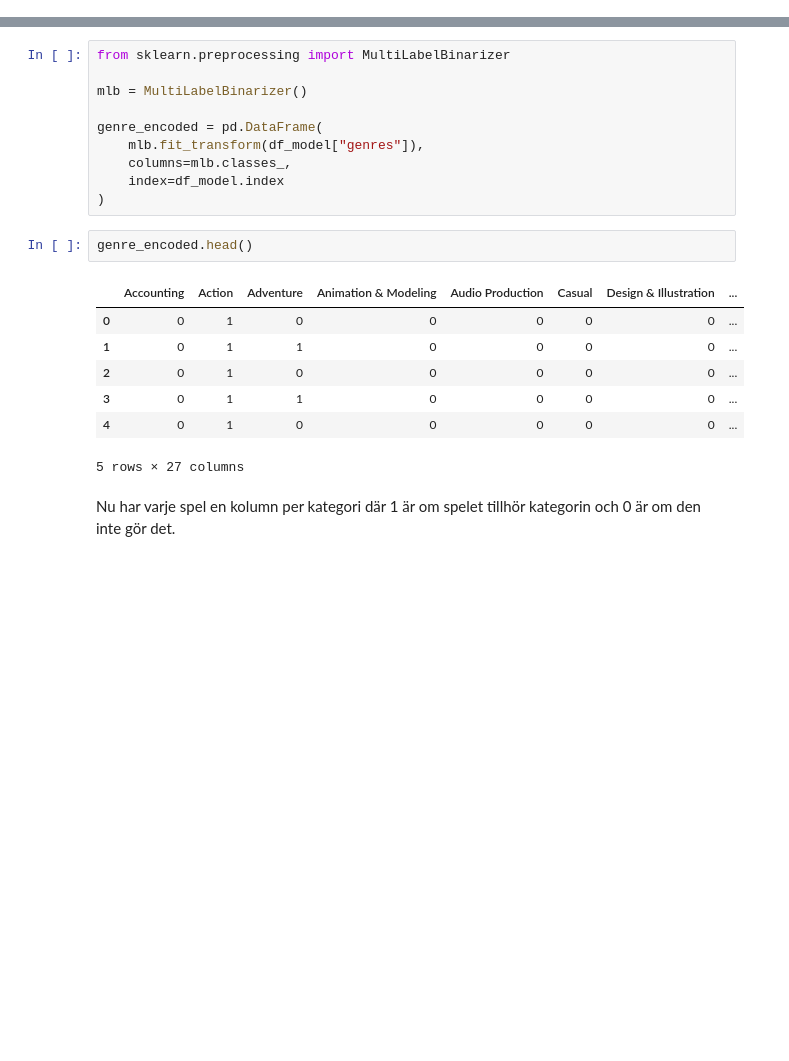
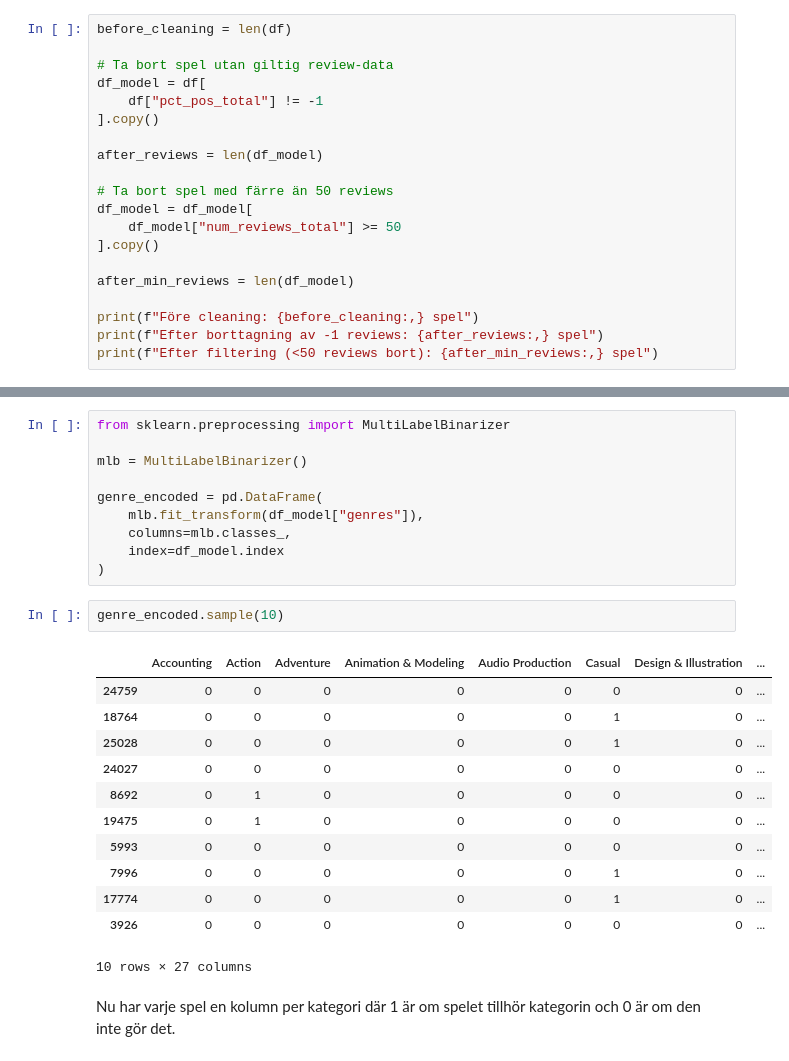
Before and after one commit to emilioano/AppliedAI, a Jupyter notebook: steam_decision_trees/steam_nick.ipynb, the cells around one changed output, grey strips where cells are left out. Saved outputs shown, nothing was run; the diff lists cells and outputs as text; blank space fills up the shorter version.

```diff
--- a/steam_decision_trees/steam_nick.ipynb
+++ b/steam_decision_trees/steam_nick.ipynb
@@ -106,0 +127,20 @@ num_reviews_total: 0
+# %%
+before_cleaning = len(df)
+
+# Ta bort spel utan giltig review-data
+df_model = df[
+    df["pct_pos_total"] != -1
+].copy()
+
+after_reviews = len(df_model)
+
+# Ta bort spel med färre än 50 reviews
+df_model = df_model[
+    df_model["num_reviews_total"] >= 50
+].copy()
+
+after_min_reviews = len(df_model)
+
+print(f"Före cleaning: {before_cleaning:,} spel")
+print(f"Efter borttagning av -1 reviews: {after_reviews:,} spel")
+print(f"Efter filtering (<50 reviews bort): {after_min_reviews:,} spel")
@@ -201,15 +303,20 @@ genre_encoded = pd.DataFrame(
     index=df_model.index
 )
 # %%
-genre_encoded.head()
+genre_encoded.sample(10)
 # %% [output]
 |  | Accounting | Action | Adventure | Animation & Modeling | Audio Production | Casual | Design & Illustration | ... |
-| 0 | 0 | 1 | 0 | 0 | 0 | 0 | 0 | ... |
-| 1 | 0 | 1 | 1 | 0 | 0 | 0 | 0 | ... |
-| 2 | 0 | 1 | 0 | 0 | 0 | 0 | 0 | ... |
-| 3 | 0 | 1 | 1 | 0 | 0 | 0 | 0 | ... |
-| 4 | 0 | 1 | 0 | 0 | 0 | 0 | 0 | ... |
+| 24759 | 0 | 0 | 0 | 0 | 0 | 0 | 0 | ... |
+| 18764 | 0 | 0 | 0 | 0 | 0 | 1 | 0 | ... |
+| 25028 | 0 | 0 | 0 | 0 | 0 | 1 | 0 | ... |
+| 24027 | 0 | 0 | 0 | 0 | 0 | 0 | 0 | ... |
+| 8692 | 0 | 1 | 0 | 0 | 0 | 0 | 0 | ... |
+| 19475 | 0 | 1 | 0 | 0 | 0 | 0 | 0 | ... |
+| 5993 | 0 | 0 | 0 | 0 | 0 | 0 | 0 | ... |
+| 7996 | 0 | 0 | 0 | 0 | 0 | 1 | 0 | ... |
+| 17774 | 0 | 0 | 0 | 0 | 0 | 1 | 0 | ... |
+| 3926 | 0 | 0 | 0 | 0 | 0 | 0 | 0 | ... |
-5 rows × 27 columns
+10 rows × 27 columns
 # %% [markdown]
 Nu har varje spel en kolumn per kategori där 1 är om spelet tillhör kategorin och 0 är om den inte gör det.
 # %%
```
Also changed, not shown: parts of 20 cells of this notebook, 13 other files.
